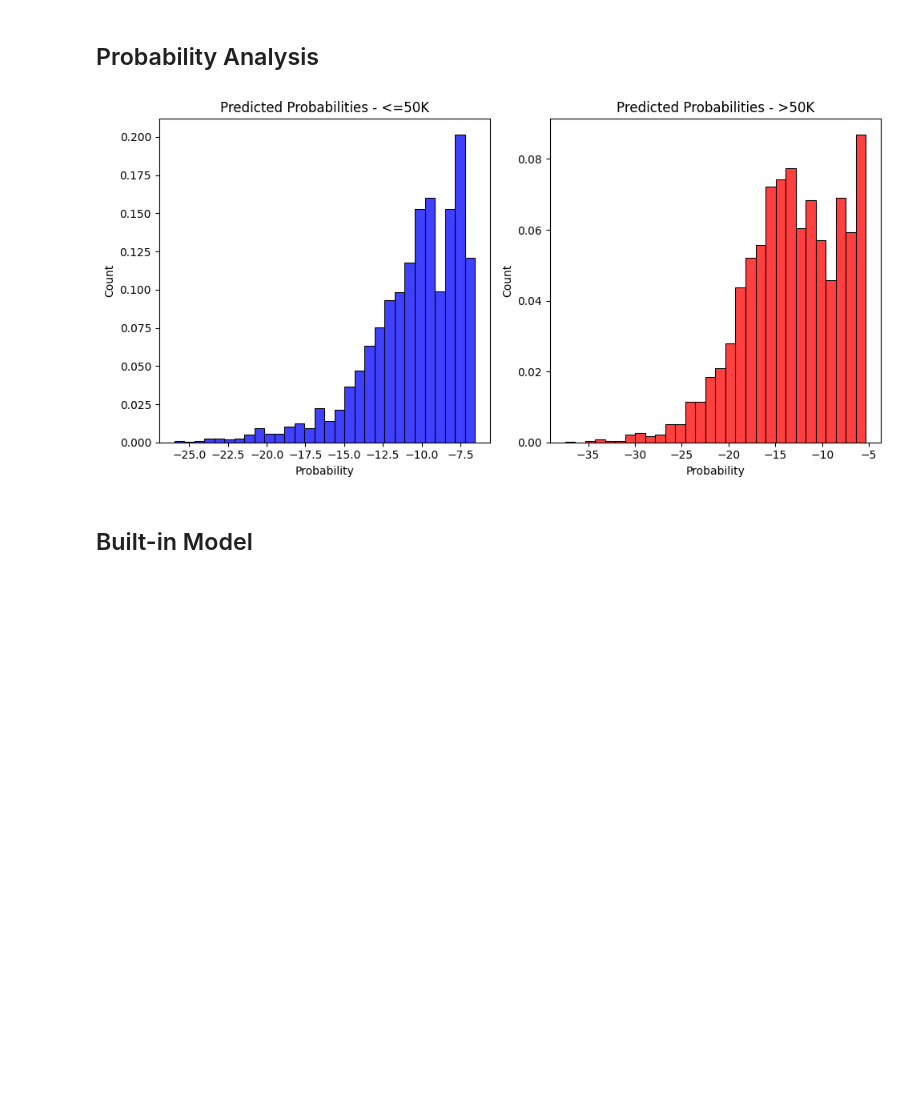
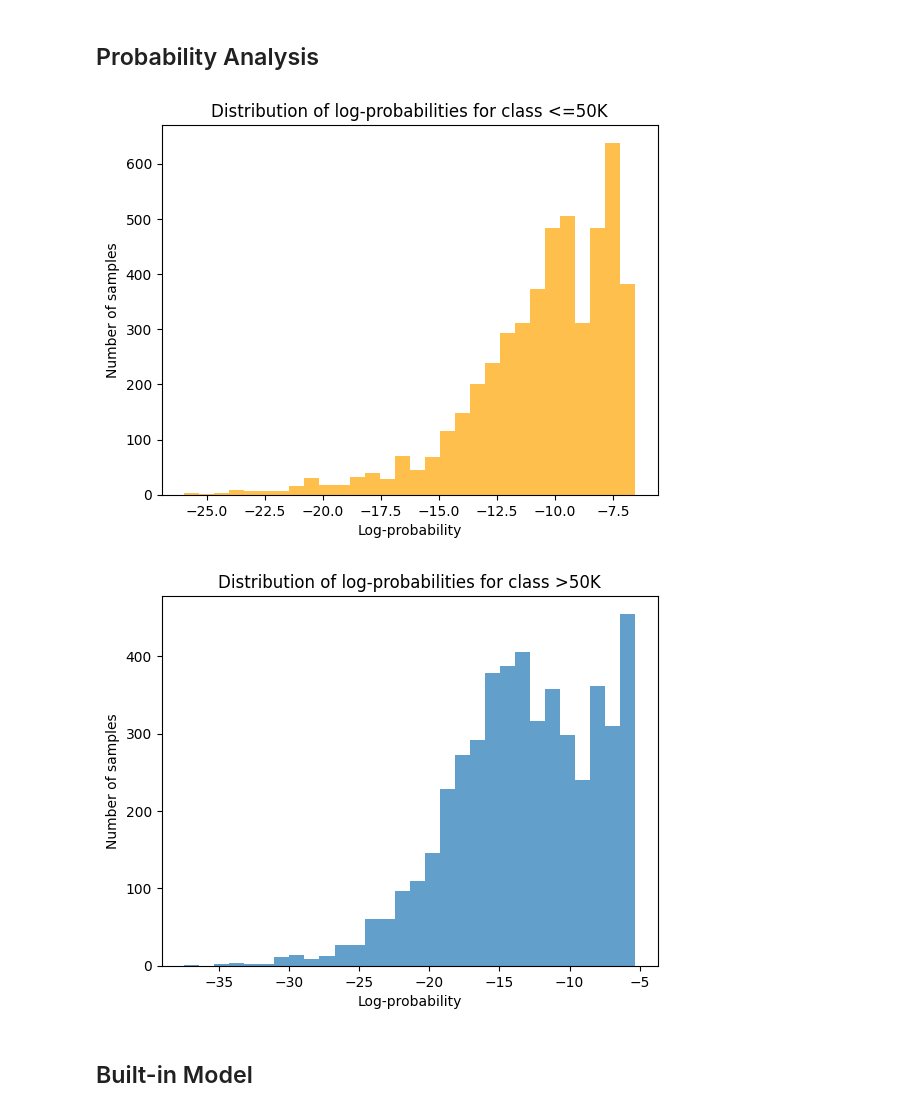
Before and after one commit to habibaelghazouly/ML-projects, a Jupyter notebook: naive-bayes/main.ipynb, the cells around one changed output. Cells and saved outputs as stored; diff of their text form; code cells hidden in the pictures; blank space fills up the shorter version.

```diff
--- a/naive-bayes/main.ipynb
+++ b/naive-bayes/main.ipynb
@@ -357,28 +357,23 @@ Confusion Matrix on Test Set:
 # %% [markdown]
 ## Probability Analysis
 # %%
-# Plot side-by-side histograms
-plt.figure(figsize=(10,5))
 
-# Class 0
-plt.subplot(1, 2, 1)
-sns.histplot(y_val_prob[:,0], bins=30, color="blue", stat="density")
-plt.title("Predicted Probabilities - <=50K")
-plt.xlabel("Probability")
-plt.ylabel("Count")
+# probabilities for class <=50K
+plt.hist(y_val_prob[:, 0], bins=30, alpha=0.7, color='orange')
+plt.title("Distribution of log-probabilities for class <=50K")
+plt.xlabel("Log-probability")
+plt.ylabel("Number of samples")
+plt.show()
 
-# Class 1
-plt.subplot(1, 2, 2)
-sns.histplot(y_val_prob[:,1], bins=30, color="red", stat="density")
-plt.title("Predicted Probabilities - >50K")
-plt.xlabel("Probability")
-plt.ylabel("Count")
-
-
-plt.tight_layout()
+# probabilities for class >50K
+plt.hist(y_val_prob[:, 1], bins=30, alpha=0.7)
+plt.title("Distribution of log-probabilities for class >50K")
+plt.xlabel("Log-probability")
+plt.ylabel("Number of samples")
 plt.show()
 # %% [output]
-[figure, old version]
+[figure, new version]
+[figure, added]
 # %% [markdown]
 ## Built-in Model
 # %%
```
